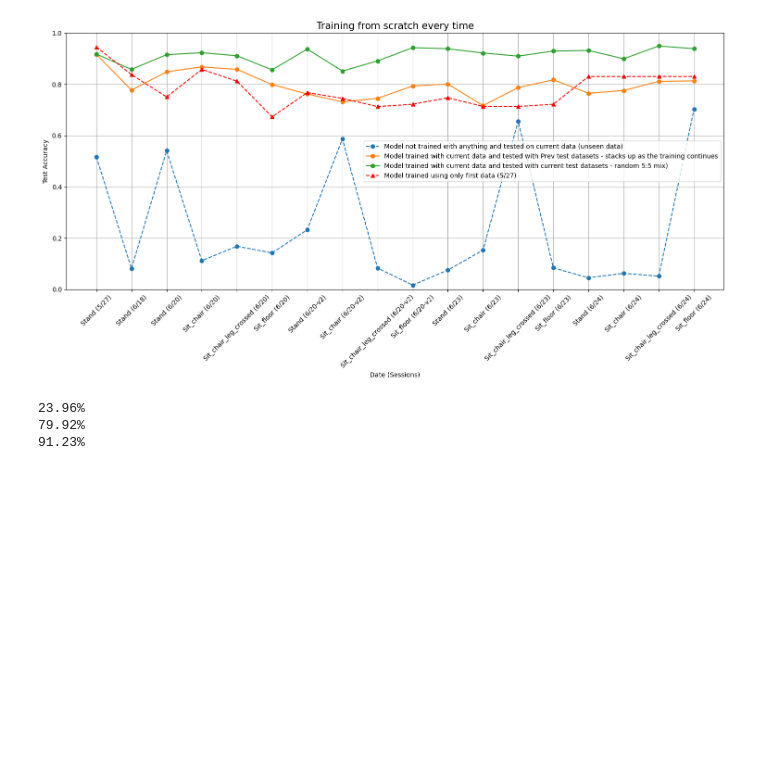
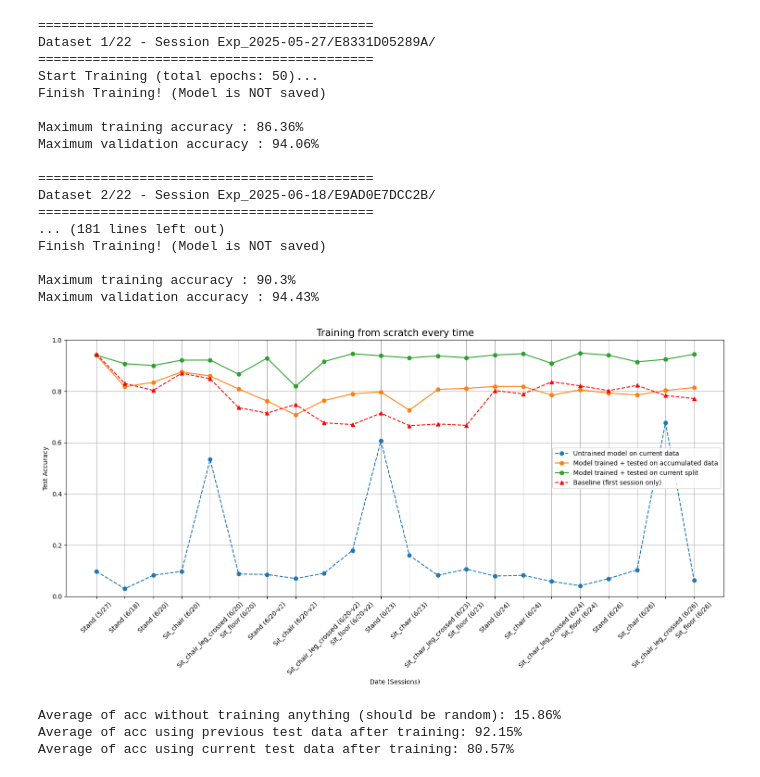
Before and after one commit to Hunminlee/Neural_Computing_Interface_MindForce, a Jupyter notebook: V1_modular/Training_from_scratch.ipynb, the cells around one changed output. Cells and saved outputs as stored; diff of their text form; code cells hidden in the pictures; blank space fills up the shorter version.

Commit message:
updated results for 6/26-Hunmin data

```diff
--- a/V1_modular/Training_from_scratch.ipynb
+++ b/V1_modular/Training_from_scratch.ipynb
@@ -131,28 +251,35 @@ Maximum validation accuracy : 85.61%
 # %%
-baseline = pd.read_csv('C:/Users/hml76/PycharmProjects/Tremor_project_local/Mindforce/Baseline_results.csv')
-#baseline.shape
+if __name__ == "__main__":
+    prog_trainer = ProgressiveTrainer(config)
+    Init_acc_all, Prev_acc_all, Trained_acc_all = prog_trainer.run(plot_learning_curve=False)
+    prog_trainer.plot_results('C:/Users/hml76/PycharmProjects/Tremor_project_local/NCI_mindforce/github/Results/Baseline_results.csv')
 
-plt.figure(figsize=(15, 8))
-plt.title('Training from scratch every time', fontsize=15)
-plt.plot(Info, Init_acc_all, marker='o', label='Model not trained with anything and tested on current data (unseen data)', linestyle='--')
-plt.plot(Info, Prev_acc_all, marker='o', label='Model trained with current data and tested with Prev test datasets - stacks up as the training continues')
-plt.plot(Info, Trained_acc_all, marker='o', label='Model trained with current data and tested with current test datasets - random 5:5 mix)')
-plt.plot(Info, baseline['Accuracy']/100, marker='^', label='Model trained using only first data (5/27)', color='red', linestyle='--')
-plt.ylim([0, 1])
-
-plt.xlabel('Date (Sessions)')
-plt.ylabel('Test Accuracy')
-plt.xticks(rotation=45)
-plt.legend()
-plt.grid(True)
-plt.tight_layout()
-plt.show()
+    for idx, x in enumerate([Init_acc_all, Prev_acc_all, Trained_acc_all]):
+        if idx==0:
+            print(f"Average of acc without training anything (should be random): {np.mean(x)*100:.2f}%")
+        elif idx==1:
+            print(f"Average of acc using previous test data after training: {np.mean(x)*100:.2f}%")
+        elif idx==2:
+            print(f"Average of acc using current test data after training: {np.mean(x)*100:.2f}%")
 # %% [output]
+===========================================
+Dataset 1/22 - Session Exp_2025-05-27/E8331D05289A/
+===========================================
+Start Training (total epochs: 50)...
+Finish Training! (Model is NOT saved)
+
+Maximum training accuracy : 86.36%
+Maximum validation accuracy : 94.06%
+
+===========================================
+Dataset 2/22 - Session Exp_2025-06-18/E9AD0E7DCC2B/
+===========================================
+... (181 lines left out)
+Finish Training! (Model is NOT saved)
+
+Maximum training accuracy : 90.3%
+Maximum validation accuracy : 94.43%
-[figure, old version]
+[figure, new version]
+Average of acc without training anything (should be random): 15.86%
+Average of acc using previous test data after training: 92.15%
+Average of acc using current test data after training: 80.57%
-# %%
-for x in [Init_acc_all, Prev_acc_all, Trained_acc_all]:
-    print(f"{np.mean(x)*100:.2f}%")
-# %% [output]
-23.96%
-79.92%
-91.23%
```
Also changed, not shown: parts of 3 cells of this notebook, 11 other files.
